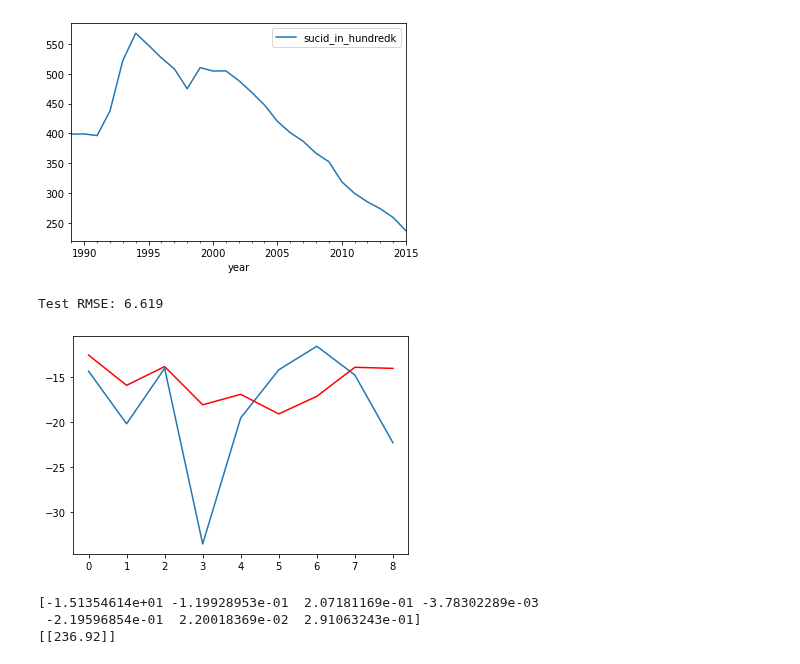
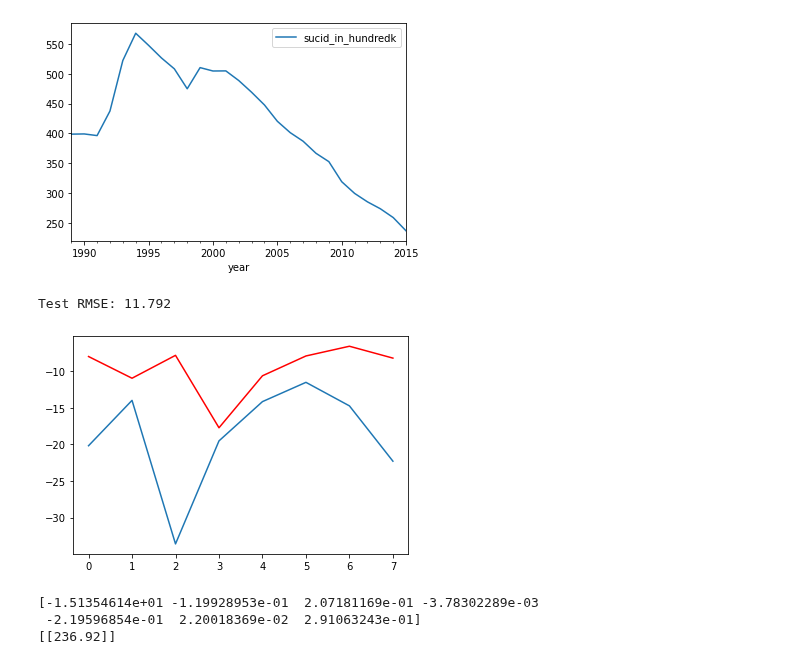
Before and after one commit to sujilkumarkm/desertion_dkit_msc_2022_sep, a Jupyter notebook: dissertation_suicide_ar_models_2022.ipynb, the cells around one changed output. Saved outputs shown, nothing was run; the diff lists cells and outputs as text; code cells hidden in the pictures.

```diff
--- a/dissertation_suicide_ar_models_2022.ipynb
+++ b/dissertation_suicide_ar_models_2022.ipynb
@@ -109,38 +109,38 @@ def difference(dataset):
 
 # Make a prediction give regression coefficients and lag obs
 def predict(coef, history):
 	yhat = coef[0]
 	for i in range(1, len(coef)):
 		yhat += coef[i] * history[-i]
 	return yhat
 
 # series = read_csv('daily-total-female-births.csv', header=0, index_col=0, parse_dates=True, squeeze=True)
 # split dataset
 X = difference(df.values)
-size = int(len(X) * 0.66)
+size = int(len(X) * 0.70)
 train, test = X[0:size], X[size:]
 # train autoregression
-window = 6
-model = AutoReg(train, lags=6)
+window = 1
+model = AutoReg(train, lags=1)
 model_fit = model.fit()
 coef = model_fit.params
 # walk forward over time steps in test
 history = [train[i] for i in range(len(train))]
 predictions = list()
 for t in range(len(test)):
 	yhat = predict(coef, history)
 	obs = test[t]
 	predictions.append(yhat)
 	history.append(obs)
 rmse = sqrt(mean_squared_error(test, predictions))
 print('Test RMSE: %.3f' % rmse)
 # plot
 pyplot.plot(test)
 pyplot.plot(predictions, color='red')
 pyplot.show()
 # %% [output]
-Test RMSE: 6.619
+Test RMSE: 11.792
-[figure, old version]
+[figure, new version]
 # %%
 # fit an AR model and save the whole model to file
 # from pandas import read_csv
```
Also changed, not shown: parts of 4 cells of this notebook, 6 other files.
